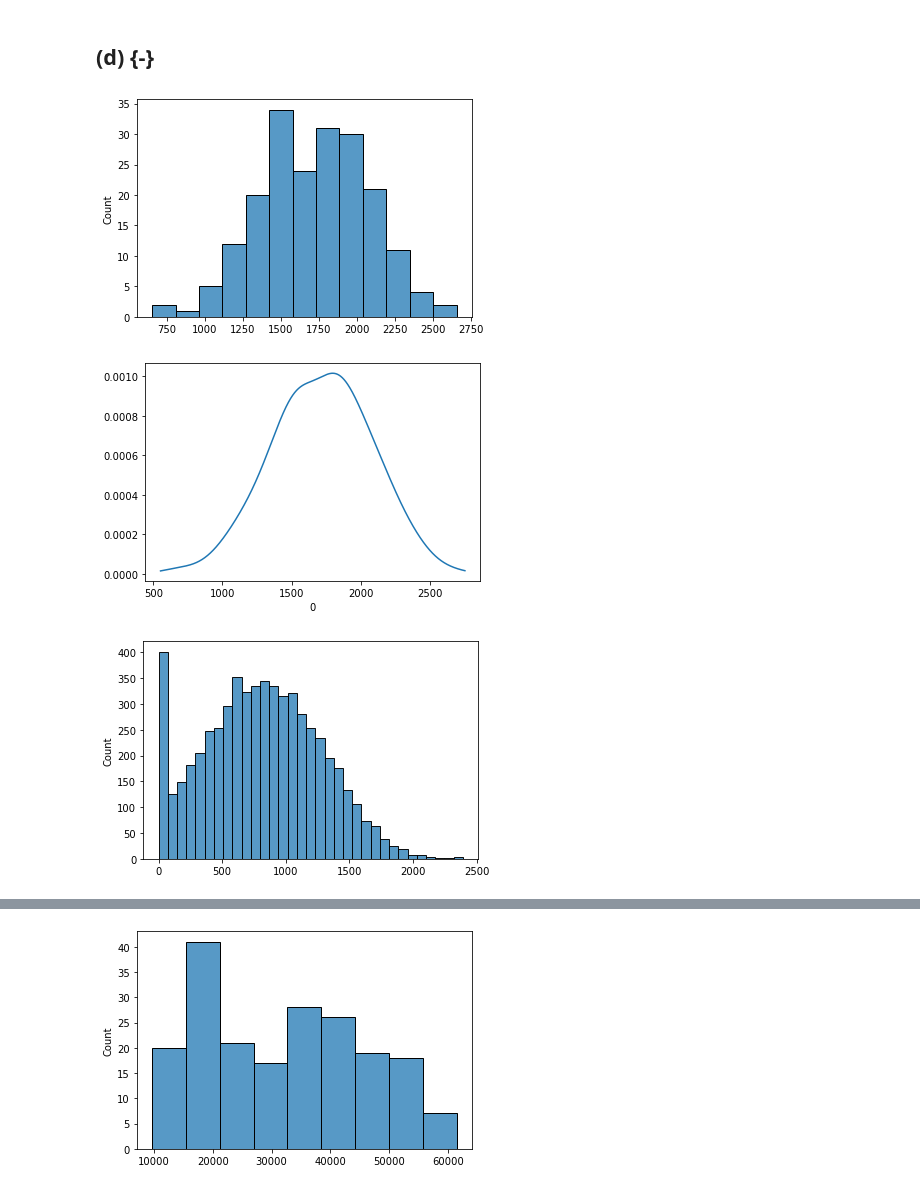
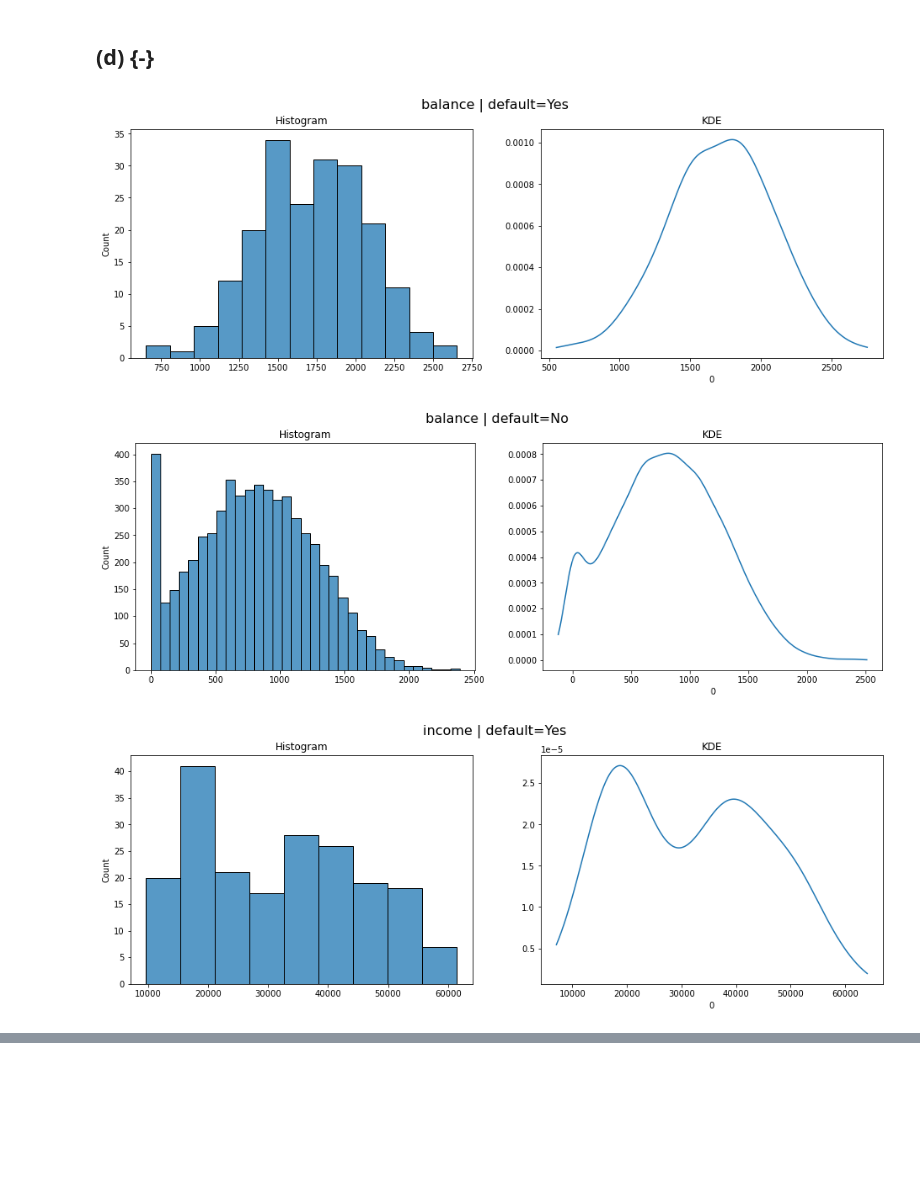
Before and after one commit to beginnerSC/mscf_hw_spring, a Jupyter notebook: ML II/2/Homework #2.ipynb, the cells around one changed output, grey strips where cells are left out. Cells and saved outputs as stored; diff of their text form; code cells hidden in the pictures; blank space fills up the shorter version.

```diff
--- a/ML II/2/Homework #2.ipynb
+++ b/ML II/2/Homework #2.ipynb
@@ -314,21 +314,25 @@ plot_roc(dist_norm, 'Naive Bayes')
 # %% [markdown]
 ## (d) {-}
 # %%
+from pandas import DataFrame
 from scipy.stats import gaussian_kde
 import seaborn as sns
+import matplotlib.pyplot as plt
 from math import floor, ceil
-
-# 不是沒有疊在一起畫只是 scale 不一樣
 
 for feature in ['balance', 'income']:
     for default in ['Yes', 'No']:
+        fig, (ax1, ax2) = plt.subplots(1, 2, figsize=(16, 5))
         data = X_train[y_train==default][feature].values
-        ax = sns.histplot(data)
-        a, b = ax.get_xlim()
+        sns.histplot(data, ax=ax1)
+        a, b = ax1.get_xlim()
         a, b = floor(a), ceil(b)
-        DataFrame(zip(range(a, b), gaussian_kde(data).pdf(range(a, b)))).set_index(0).plot(legend=None)
+        DataFrame(zip(range(a, b), gaussian_kde(data).pdf(range(a, b)))).set_index(0).plot(legend=None, ax=ax2)
+        ax1.set(title='Histogram')
+        ax2.set(title='KDE')
+        plt.suptitle(feature + ' | default=' + default, fontsize=16)
         plt.show()
 # %% [output]
-[figure, old version]
+[figure, new version]
-[figure, old version]
+[figure, new version]
-[figure, old version]
+[figure, new version]
@@ -336 +339,0 @@ for feature in ['balance', 'income']:
-[figure, removed]
```
Also changed, not shown: parts of 7 cells of this notebook.
